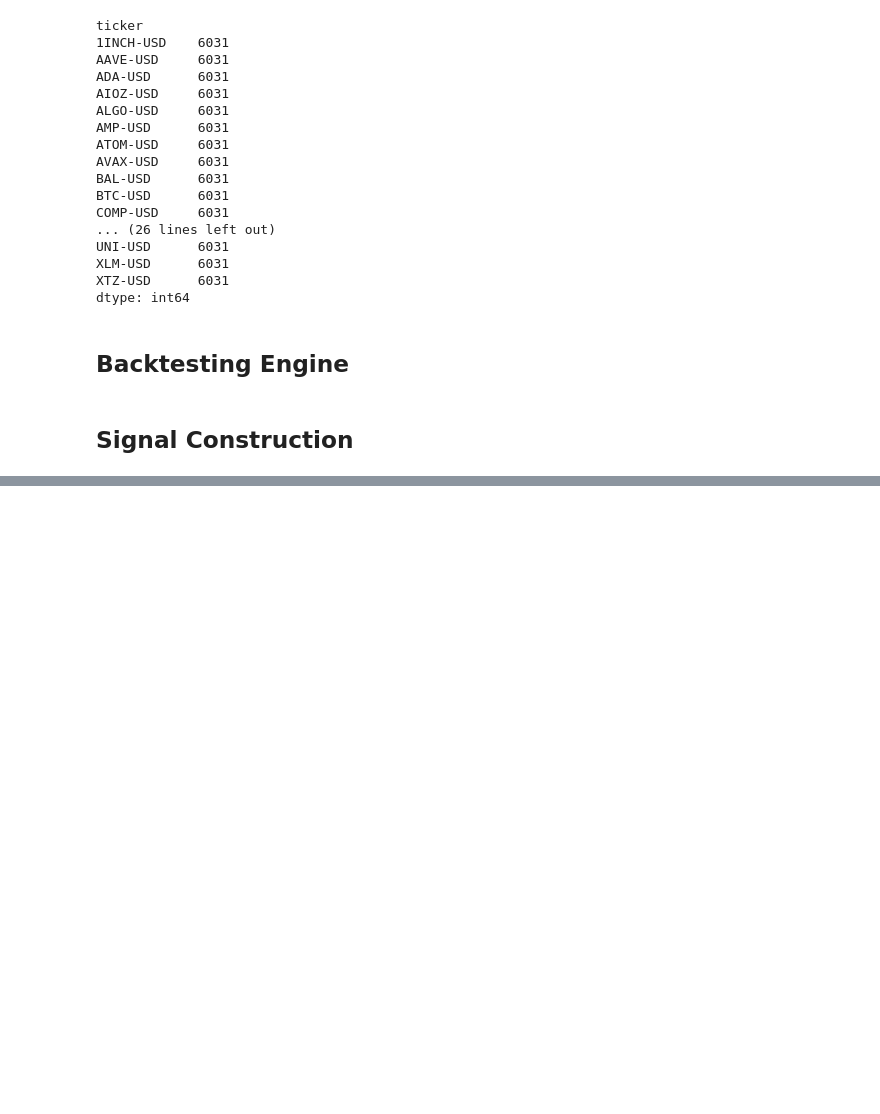
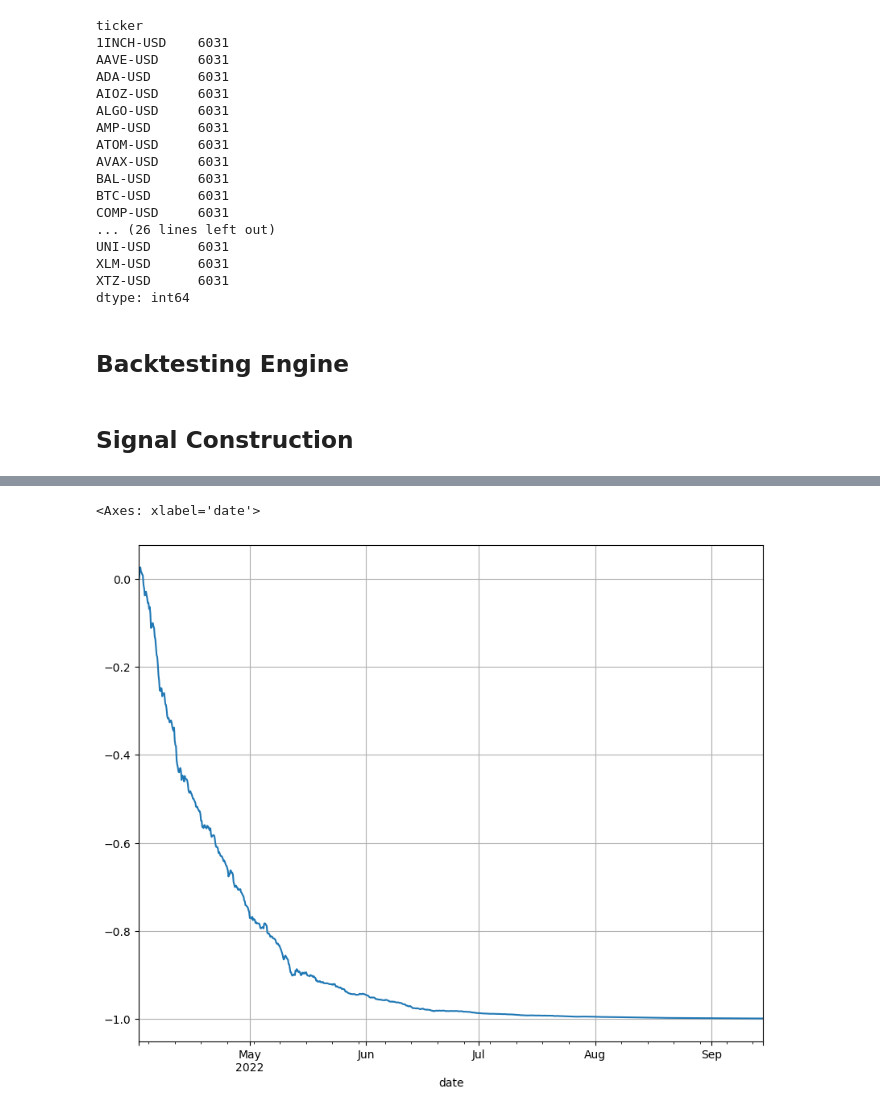
Before and after one commit to adheerchauhan/trend_following, a Jupyter notebook: research/notebooks/Mean_Reversion_Research_Crypto.ipynb, the cells around one changed output, grey strips where cells are left out. Cells and saved outputs as stored; diff of their text form; code cells hidden in the pictures; blank space fills up the shorter version.

Commit message:
Trend Following Strategy Production Script

```diff
--- a/research/notebooks/Mean_Reversion_Research_Crypto.ipynb
+++ b/research/notebooks/Mean_Reversion_Research_Crypto.ipynb
@@ -1030,3 +1507,5 @@ def add_btc_residual_returns(
     # out.loc[out[ticker_col] == btc_ticker, "resid_btc_prev_4h"] = 0.0
 
     return out
+# %%
+df_signal = get_mean_reversion_signal(df_ticker_price_impute, min_z_score_ticker_count=20, fwd_return_period=3, winsorize_fwd_return=True, fwd_return_cap=0.50, bottom_q=0.2)
@@ -1080,0 +1570,11 @@ df_signal_btc_residual_filt = df_signal_btc_residual[df_signal_btc_residual['res
+# %%
+## Strategy Params
+initial_capital = 1000
+cash_buffer_percentage = 0.10
+fwd_return_period = 3
+transaction_cost_est = 0.001
+passive_trade_rate = 0.05
+enable_fees = True
+# daily_weight_allocation = 1 / fwd_return_period
+# period_list = df_signal.date.unique().tolist()
+# first_period = period_list[0]
@@ -1095,0 +1655,24 @@ df_returns[['close_log_return_z_score_prev_4h','resid_btc_zscore_prev_4h']].corr
+# %%
+## Backtest with Transaction Costs and Passive Trade Rate of 5%
+df_daily_position_with_t_cost_held_tickers, df_daily_portfolio_with_t_cost_held_tickers = run_mean_reversion_backtest_w_cooldown(df_signal, fwd_return_period=fwd_return_period, initial_capital=initial_capital,
+                                                                                                                                 cash_buffer_percentage=cash_buffer_percentage, transaction_cost_est=transaction_cost_est,
+                                                                                                                                 passive_trade_rate=passive_trade_rate, enable_fees=enable_fees, signal_col='trade_signal_exec',
+                                                                                                                                 # ---------------- NEW toggles ----------------
+                                                                                                                                 enable_held_filter = True,          # block buying tickers already held elsewhere
+                                                                                                                                 enable_cooldown_filter = False,      # block re-entry after exit
+                                                                                                                                 cooldown_bars = 1,                    # number of bars to block after exit (incl. same bar)
+                                                                                                                                 # ---------------- other controls forwarded to open ----------------
+                                                                                                                                 max_names=None,
+                                                                                                                                 max_name_weight=0.05,
+                                                                                                                                 min_trade_notional_gross=0.0,
+                                                                                                                                 regime_filter_cols=None,
+                                                                                                                                 sort_col=None,
+                                                                                                                                 sort_ascending=True)
+
+df_daily_portfolio_with_t_cost_held_tickers['daily_pct_returns'] = df_daily_portfolio_with_t_cost_held_tickers['total_portfolio_value'].pct_change()
+df_daily_portfolio_with_t_cost_held_tickers['count_of_trades'] = 1.0
+perf.calculate_risk_and_performance_metrics(df_daily_portfolio_with_t_cost_held_tickers, strategy_daily_return_col='daily_pct_returns', strategy_trade_count_col='count_of_trades', annual_rf=0.05,
+    annual_trading_days=365,
+    include_transaction_costs_and_fees=False,
+    transaction_cost_est=0.001,
+    passive_trade_rate=0.05)
@@ -1095,0 +1763,5 @@ df_returns[['close_log_return_z_score_prev_4h','resid_btc_zscore_prev_4h']].corr
+# %%
+df_daily_portfolio_with_t_cost_held_tickers['strategy_cumulative_return'].plot(figsize=(10,8), grid=True)
+# %% [output]
+<Axes: xlabel='date'>
+[figure, added]
```
Also changed, not shown: parts of 56 cells of this notebook.
